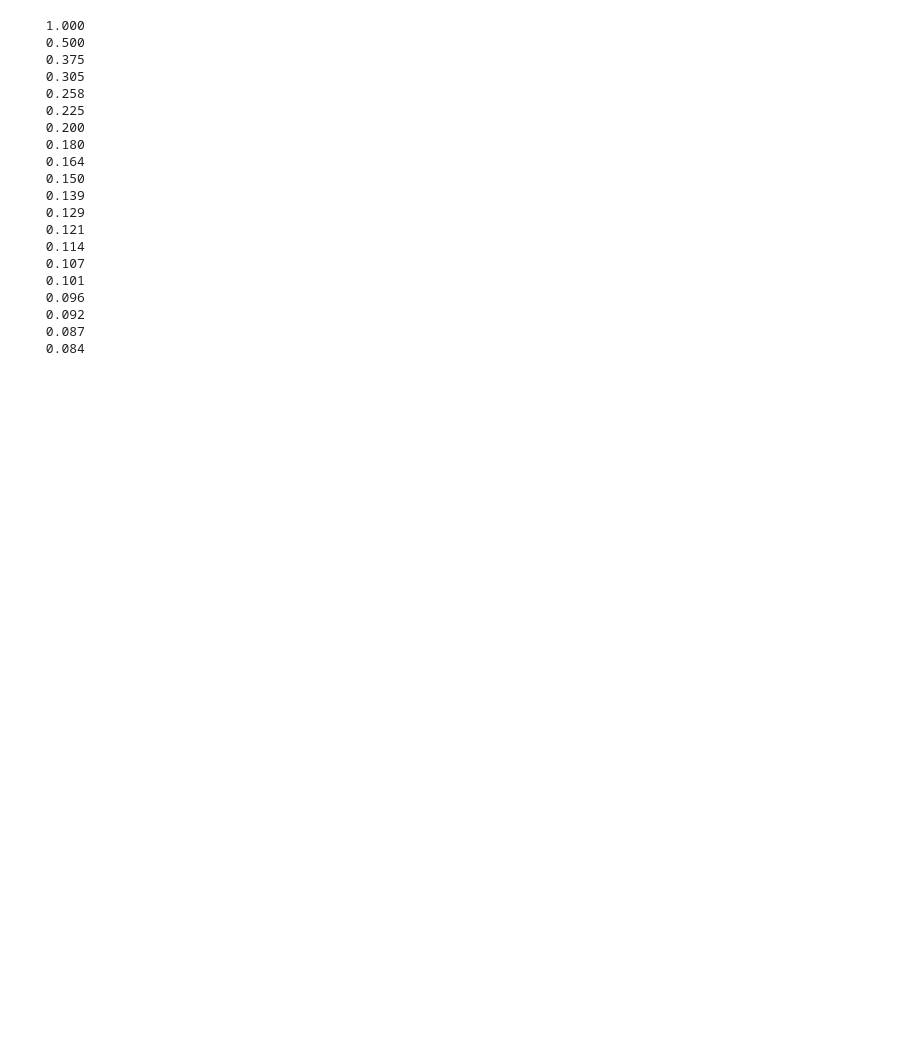
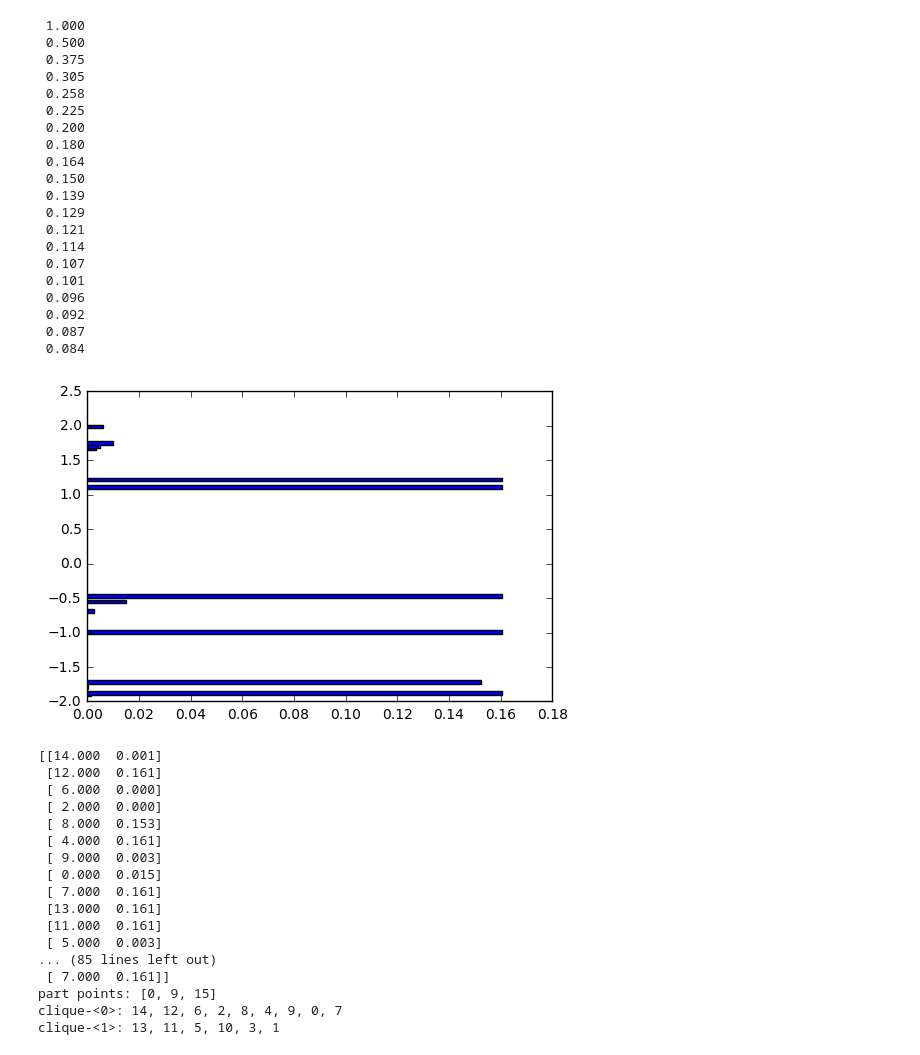
Before and after one commit to yiakwy/yiakwy.github.io, a Jupyter notebook: Correlation Metrics/corr.ipynb, the cells around one changed output. Cells and saved outputs as stored; diff of their text form; code cells hidden in the pictures; blank space fills up the shorter version.

Commit message:
upload Box_Threshold newly developed algorithm

```diff
--- a/Correlation Metrics/corr.ipynb
+++ b/Correlation Metrics/corr.ipynb
@@ -420,0 +469,27 @@ for i in range(20):
+# %%
+cliques = Box_Threshold(np.column_stack([X1, X2]), sigmoid(w, np.column_stack([X0, X1, X2])), lambda x: x[1])
+
+for clique in cliques:
+    print("clique-<%d>: %s" % (clique[0] ,
+                              ", ".join(map(lambda i: str(i), clique[1]))
+                             )
+         )
+# %% [output]
+[figure, added]
+[[14.000  0.001]
+ [12.000  0.161]
+ [ 6.000  0.000]
+ [ 2.000  0.000]
+ [ 8.000  0.153]
+ [ 4.000  0.161]
+ [ 9.000  0.003]
+ [ 0.000  0.015]
+ [ 7.000  0.161]
+ [13.000  0.161]
+ [11.000  0.161]
+ [ 5.000  0.003]
+... (85 lines left out)
+ [ 7.000  0.161]]
+part points: [0, 9, 15]
+clique-<0>: 14, 12, 6, 2, 8, 4, 9, 0, 7
+clique-<1>: 13, 11, 5, 10, 3, 1
```
Also changed, not shown: parts of 8 cells of this notebook, 1 other file.
